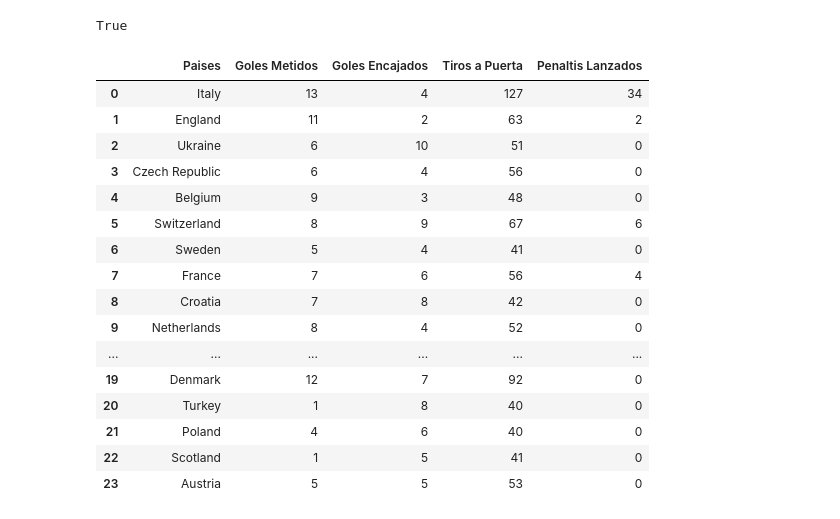
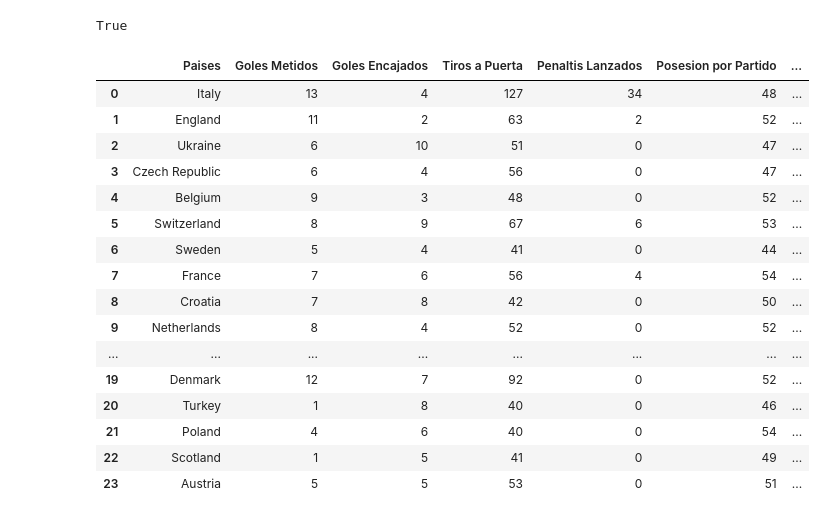
Before and after one commit to rusgar/mid_bootcamp_project, a Jupyter notebook: Jupyter_Notebook/clean_euro_data.ipynb, the cells around one changed output. Saved outputs shown, nothing was run; the diff lists cells and outputs as text; code cells hidden in the pictures.

```diff
--- a/Jupyter_Notebook/euro_limpia.ipynb
+++ b/Jupyter_Notebook/clean_euro_data.ipynb
@@ -9,23 +7,23 @@ load_dotenv()
 # %% [output]
 True
 # %%
-df = pd.read_csv("../data/euro_limpia.csv")
+df = pd.read_csv("../Jupyter_Notebook/clean_euro_data.csv")
 df
 # %% [output]
-|  | Paises | Goles Metidos | Goles Encajados | Tiros a Puerta | Penaltis Lanzados |
-| 0 | Italy | 13 | 4 | 127 | 34 |
-| 1 | England | 11 | 2 | 63 | 2 |
-| 2 | Ukraine | 6 | 10 | 51 | 0 |
-| 3 | Czech Republic | 6 | 4 | 56 | 0 |
-| 4 | Belgium | 9 | 3 | 48 | 0 |
-| 5 | Switzerland | 8 | 9 | 67 | 6 |
-| 6 | Sweden | 5 | 4 | 41 | 0 |
-| 7 | France | 7 | 6 | 56 | 4 |
-| 8 | Croatia | 7 | 8 | 42 | 0 |
-| 9 | Netherlands | 8 | 4 | 52 | 0 |
-| ... | ... | ... | ... | ... | ... |
-| 19 | Denmark | 12 | 7 | 92 | 0 |
-| 20 | Turkey | 1 | 8 | 40 | 0 |
-| 21 | Poland | 4 | 6 | 40 | 0 |
-| 22 | Scotland | 1 | 5 | 41 | 0 |
-| 23 | Austria | 5 | 5 | 53 | 0 |
+|  | Paises | Goles Metidos | Goles Encajados | Tiros a Puerta | Penaltis Lanzados | Posesion por Partido | ... |
+| 0 | Italy | 13 | 4 | 127 | 34 | 48 | ... |
+| 1 | England | 11 | 2 | 63 | 2 | 52 | ... |
+| 2 | Ukraine | 6 | 10 | 51 | 0 | 47 | ... |
+| 3 | Czech Republic | 6 | 4 | 56 | 0 | 47 | ... |
+| 4 | Belgium | 9 | 3 | 48 | 0 | 52 | ... |
+| 5 | Switzerland | 8 | 9 | 67 | 6 | 53 | ... |
+| 6 | Sweden | 5 | 4 | 41 | 0 | 44 | ... |
+| 7 | France | 7 | 6 | 56 | 4 | 54 | ... |
+| 8 | Croatia | 7 | 8 | 42 | 0 | 50 | ... |
+| 9 | Netherlands | 8 | 4 | 52 | 0 | 52 | ... |
+| ... | ... | ... | ... | ... | ... | ... | ... |
+| 19 | Denmark | 12 | 7 | 92 | 0 | 52 | ... |
+| 20 | Turkey | 1 | 8 | 40 | 0 | 46 | ... |
+| 21 | Poland | 4 | 6 | 40 | 0 | 54 | ... |
+| 22 | Scotland | 1 | 5 | 41 | 0 | 49 | ... |
+| 23 | Austria | 5 | 5 | 53 | 0 | 51 | ... |
```
Also changed, not shown: parts of 1 cell of this notebook, 6 other files.
